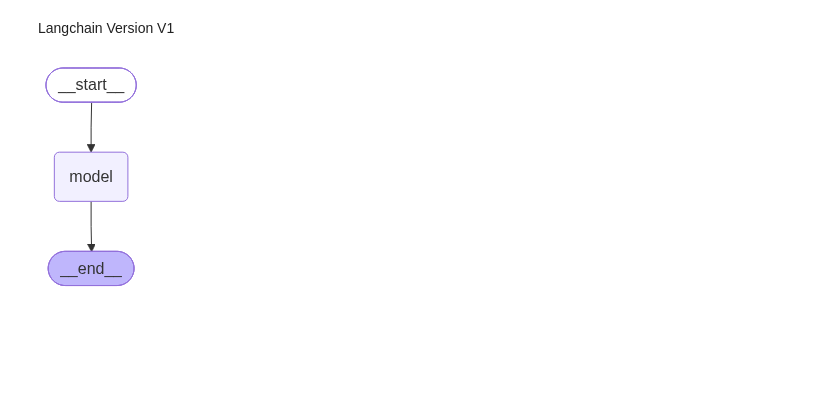
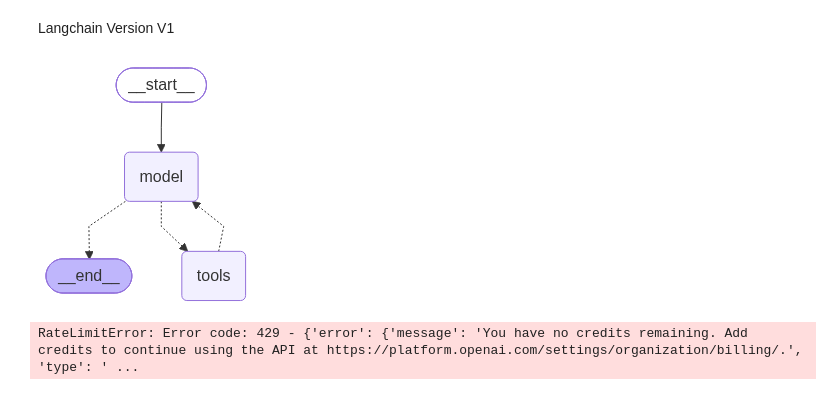
Before and after one commit to Soham801/100DaysOfAI, a Jupyter notebook: langchainupdated/updatedlangchain/1-lanchainintro.ipynb, the cells around one changed output. Drawn from its saved outputs; the diff is of its cells as text; code cells hidden in the pictures; blank space fills up the shorter version.

Commit message:
openai based agent flow

```diff
--- a/langchainupdated/updatedlangchain/1-lanchainintro.ipynb
+++ b/langchainupdated/updatedlangchain/1-lanchainintro.ipynb
@@ -9,14 +9,20 @@ os.environ["OPENAI_API_KEY"] = os.getenv("OPENAI_API_KEY")
 # %%
 from langchain.agents import create_agent
 
-
+def get_weather(city:str)-> str:
+    """Get the weather for a city"""
+    return f"The weather in {city} is sunny"
 
 
 agent=create_agent(
     model="gpt-5",
-    tools=[],
+    tools=[get_weather],
     system_prompt="You are a help assistant."
 )
 agent
 # %% [output]
-[figure, old version]
+[figure, new version]
+# %%
+agent.invoke({"messages":[{"role":"user","content":"What is the weather like in Banglore?"}]})
+# %% [output]
+RateLimitError: Error code: 429 - {'error': {'message': 'You have no credits remaining. Add credits to continue using the API at https://platform.openai.com/settings/organization/billing/.', 'type': ' ...
```
